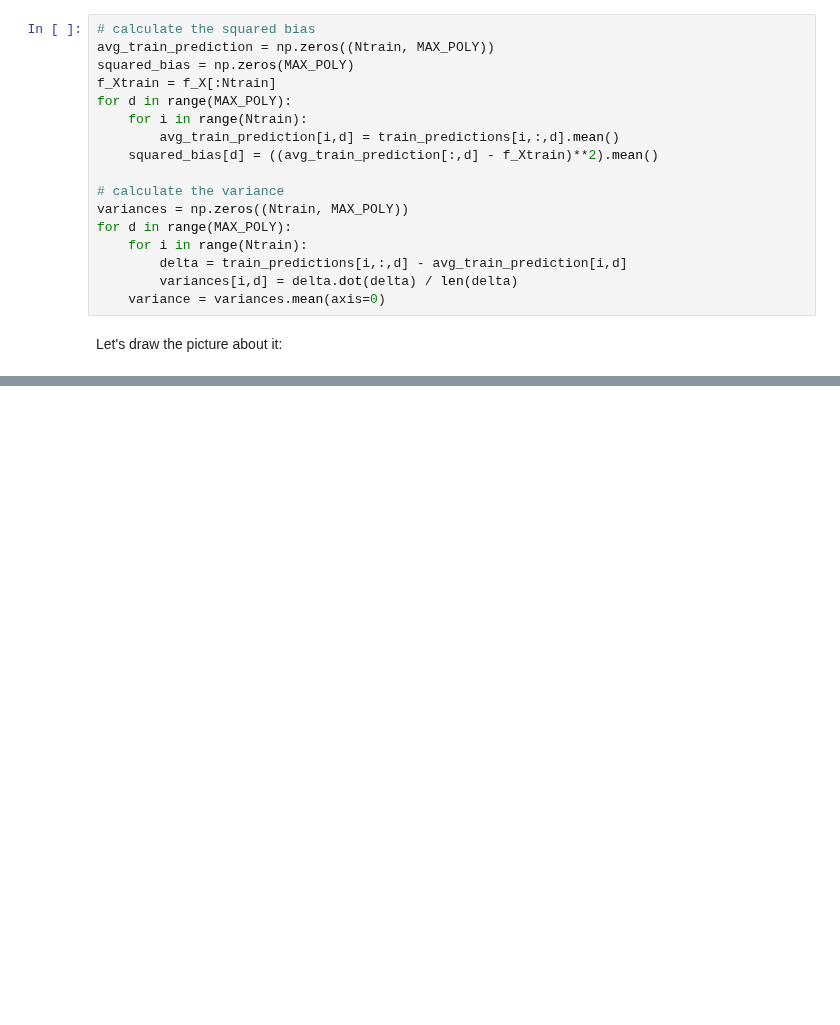
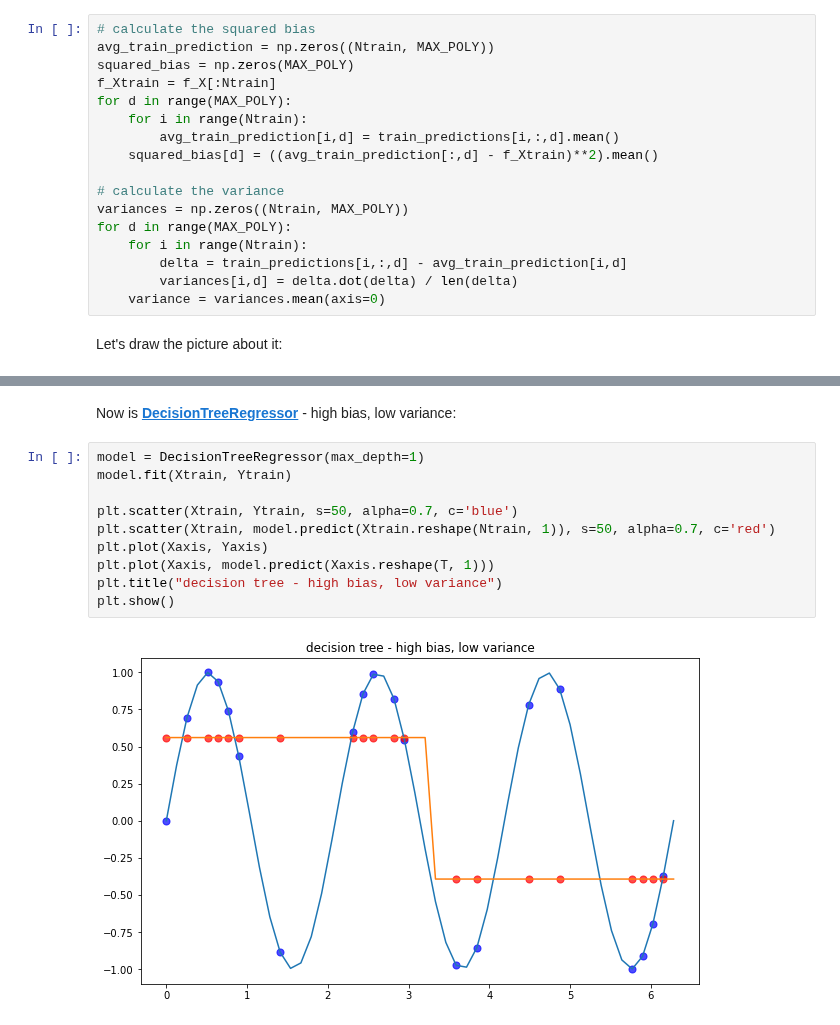
Before and after one commit to johnklee/ml_articles, a Jupyter notebook: udemy/EnsembleMachineLearningInPython/Section2_BiasVarianceTradeOff.ipynb, the cells around one changed output, grey strips where cells are left out. Saved outputs shown, nothing was run; the diff lists cells and outputs as text; blank space fills up the shorter version.

```diff
--- a/udemy/EnsembleMachineLearningInPython/Section2_BiasVarianceTradeOff.ipynb
+++ b/udemy/EnsembleMachineLearningInPython/Section2_BiasVarianceTradeOff.ipynb
@@ -265,0 +305,14 @@ plt.show()
+# %% [markdown]
+Now is <b>[DecisionTreeRegressor](https://scikit-learn.org/stable/modules/generated/sklearn.tree.DecisionTreeRegressor.html)</b> - high bias, low variance:
+# %%
+model = DecisionTreeRegressor(max_depth=1)
+model.fit(Xtrain, Ytrain)
+
+plt.scatter(Xtrain, Ytrain, s=50, alpha=0.7, c='blue')
+plt.scatter(Xtrain, model.predict(Xtrain.reshape(Ntrain, 1)), s=50, alpha=0.7, c='red')
+plt.plot(Xaxis, Yaxis)
+plt.plot(Xaxis, model.predict(Xaxis.reshape(T, 1)))
+plt.title("decision tree - high bias, low variance")
+plt.show()
+# %% [output]
+[figure, added]
```
Also changed, not shown: parts of 20 cells of this notebook.
